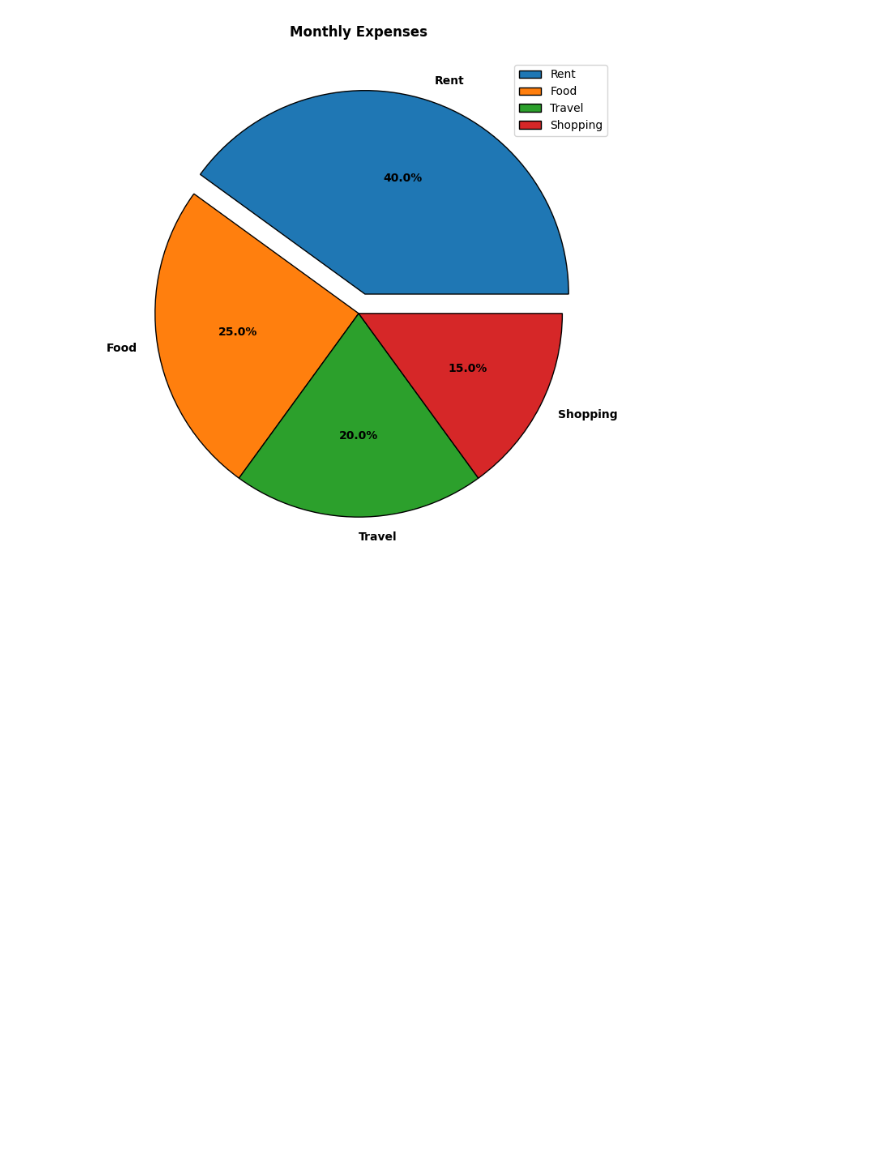
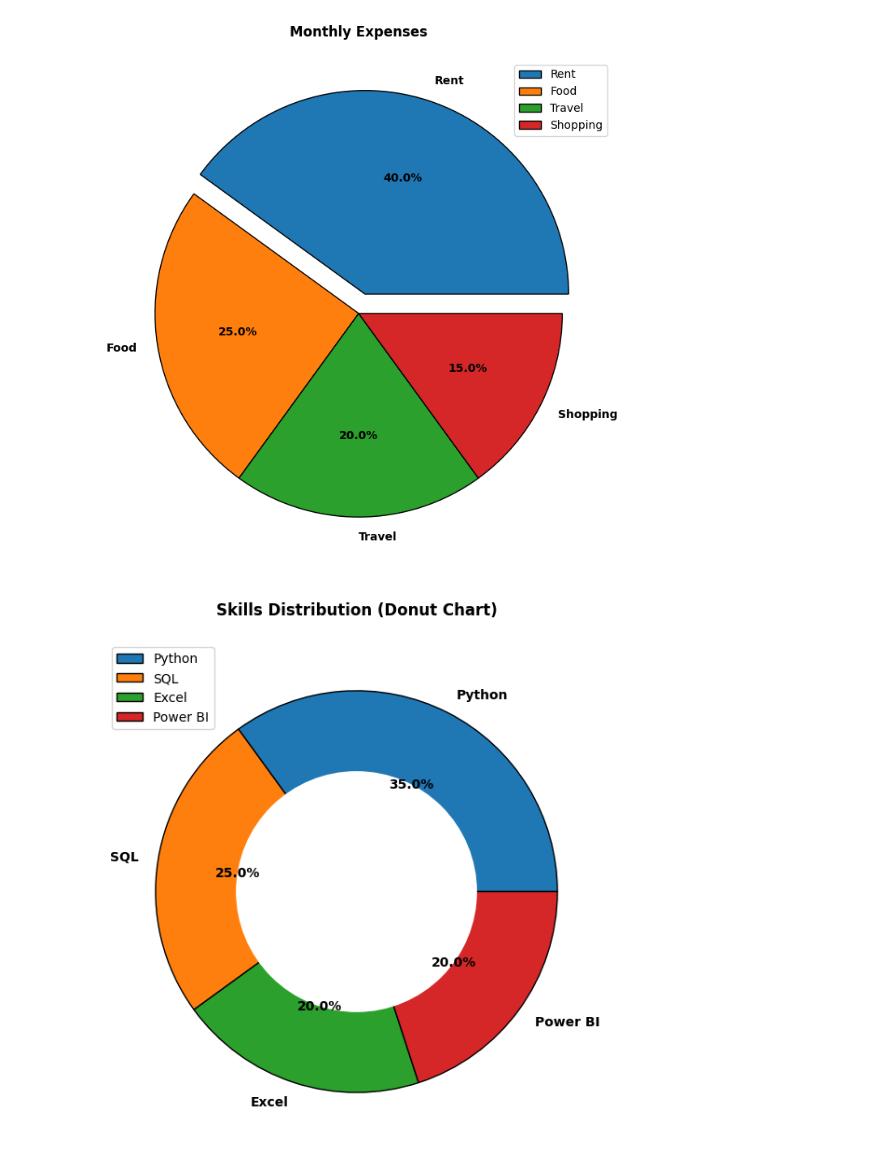
Before and after one commit to pratiksha-2410/Matplotlib-Charts, a Jupyter notebook: Line Plots.ipynb, the cells around one changed output. Cells and saved outputs as stored; diff of their text form; code cells hidden in the pictures; blank space fills up the shorter version.

Commit message:
Pie Chart

```diff
--- a/Line Plots.ipynb
+++ b/Line Plots.ipynb
@@ -533,3 +533,25 @@ plt.savefig('Monthly Expenses Pie Chart.png')
 plt.show()
 # %% [output]
 [figure]
+# %%
+# Skill Distribution Donut Chart
+
+labels = ["Python","SQL","Excel","Power BI"]
+values = [35, 25, 20, 20]
+
+plt.figure(figsize=(7,7))
+
+plt.pie(values,
+        labels=labels,
+        autopct="%1.1f%%",wedgeprops={'edgecolor':'black'},textprops={'fontweight':'bold'})
+
+centre_circle = plt.Circle((0,0),0.6,fc='white')
+fig = plt.gcf()
+fig.gca().add_artist(centre_circle)
+
+plt.legend(['Python','SQL','Excel','Power BI'])
+
+plt.title("Skills Distribution (Donut Chart)",fontweight='bold',pad=20)
+plt.show()
+# %% [output]
+[figure, added]
```
Also changed, not shown: parts of 1 cell of this notebook.
